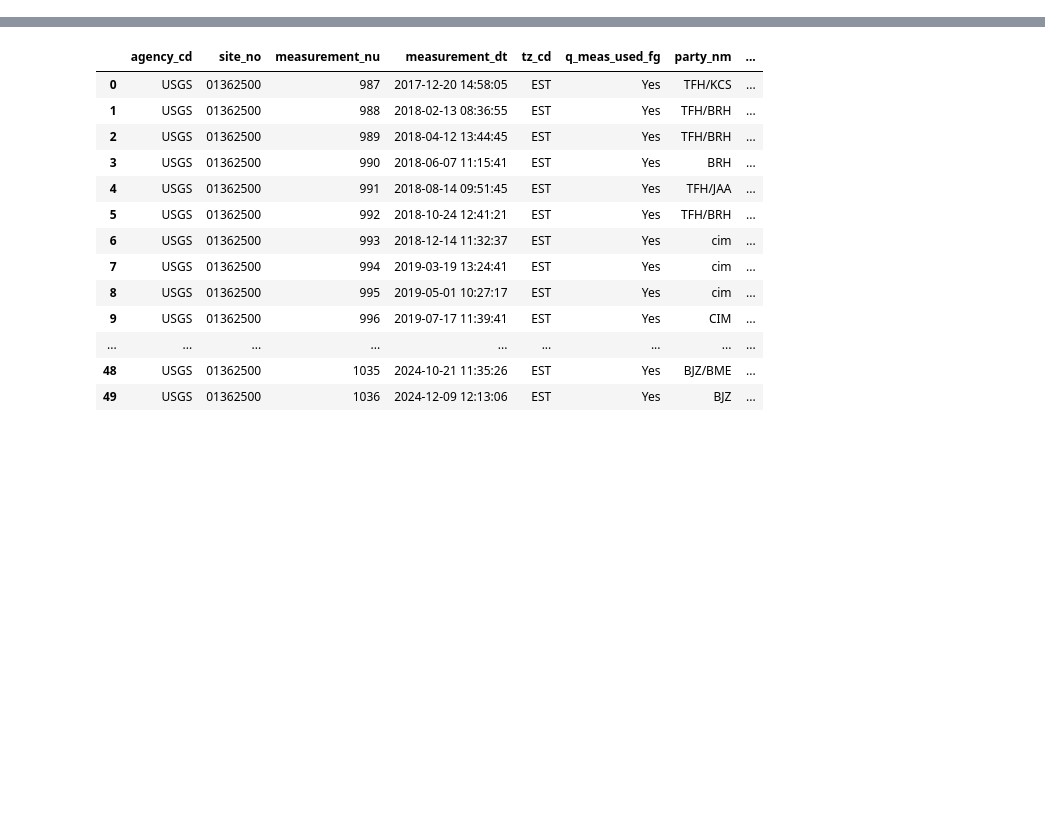
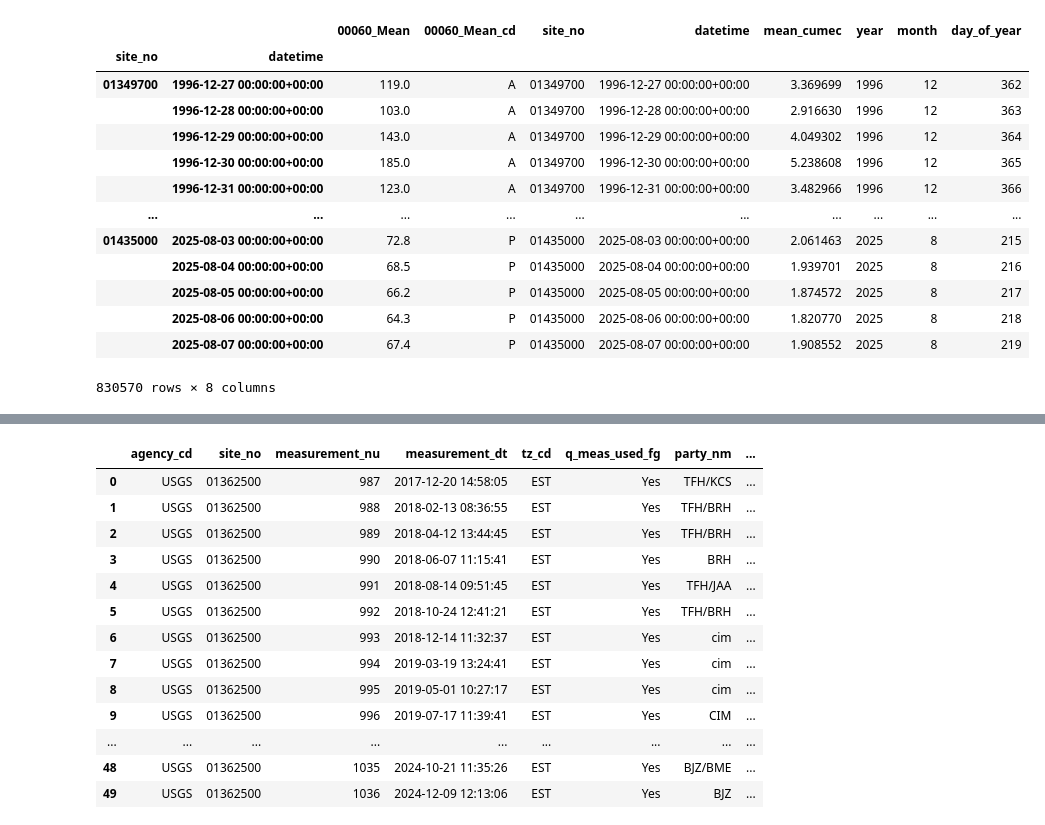
Before and after one commit to kroy/nyc_water_supply_analysis, a Jupyter notebook: code/streamflow.ipynb, the cells around one changed output, grey strips where cells are left out. Cells and saved outputs as stored; diff of their text form; code cells hidden in the pictures; blank space fills up the shorter version.

```diff
--- a/code/streamflow.ipynb
+++ b/code/streamflow.ipynb
@@ -14,0 +90,30 @@ mean_stat_code = "00003"
+# %%
+# clean/remove invalid vals
+m = raw_measurements_df["00060_Mean"] >= 0
+stream_gage_measurements = pd.concat([raw_measurements_df[m], raw_measurements_df.index.to_frame()], axis=1).dropna()
+
+# convert to m3/s (aka cumecs)
+stream_gage_measurements["mean_cumec"] = stream_gage_measurements["00060_Mean"] * 0.0283168
+
+# add useful date cols
+# stream_gage_measurements["datetime"] = stream_gage_measurements.index[1]
+# stream_gage_measurements["site_no"] = stream_gage_measurements.index[0]
+stream_gage_measurements["year"] = stream_gage_measurements["datetime"].dt.year
+stream_gage_measurements["month"] = stream_gage_measurements["datetime"].dt.month
+stream_gage_measurements["day_of_year"] = stream_gage_measurements["datetime"].dt.day_of_year
+stream_gage_measurements
+# %% [output]
+|  |  | 00060_Mean | 00060_Mean_cd | site_no | datetime | mean_cumec | year | month | day_of_year |
+| site_no | datetime |  |  |  |  |  |  |  |  |
+| 01349700 | 1996-12-27 00:00:00+00:00 | 119.0 | A | 01349700 | 1996-12-27 00:00:00+00:00 | 3.369699 | 1996 | 12 | 362 |
+|  | 1996-12-28 00:00:00+00:00 | 103.0 | A | 01349700 | 1996-12-28 00:00:00+00:00 | 2.916630 | 1996 | 12 | 363 |
+|  | 1996-12-29 00:00:00+00:00 | 143.0 | A | 01349700 | 1996-12-29 00:00:00+00:00 | 4.049302 | 1996 | 12 | 364 |
+|  | 1996-12-30 00:00:00+00:00 | 185.0 | A | 01349700 | 1996-12-30 00:00:00+00:00 | 5.238608 | 1996 | 12 | 365 |
+|  | 1996-12-31 00:00:00+00:00 | 123.0 | A | 01349700 | 1996-12-31 00:00:00+00:00 | 3.482966 | 1996 | 12 | 366 |
+| ... | ... | ... | ... | ... | ... | ... | ... | ... | ... |
+| 01435000 | 2025-08-03 00:00:00+00:00 | 72.8 | P | 01435000 | 2025-08-03 00:00:00+00:00 | 2.061463 | 2025 | 8 | 215 |
+|  | 2025-08-04 00:00:00+00:00 | 68.5 | P | 01435000 | 2025-08-04 00:00:00+00:00 | 1.939701 | 2025 | 8 | 216 |
+|  | 2025-08-05 00:00:00+00:00 | 66.2 | P | 01435000 | 2025-08-05 00:00:00+00:00 | 1.874572 | 2025 | 8 | 217 |
+|  | 2025-08-06 00:00:00+00:00 | 64.3 | P | 01435000 | 2025-08-06 00:00:00+00:00 | 1.820770 | 2025 | 8 | 218 |
+|  | 2025-08-07 00:00:00+00:00 | 67.4 | P | 01435000 | 2025-08-07 00:00:00+00:00 | 1.908552 | 2025 | 8 | 219 |
+830570 rows × 8 columns
```
Also changed, not shown: parts of 12 cells of this notebook, 2 other files.
